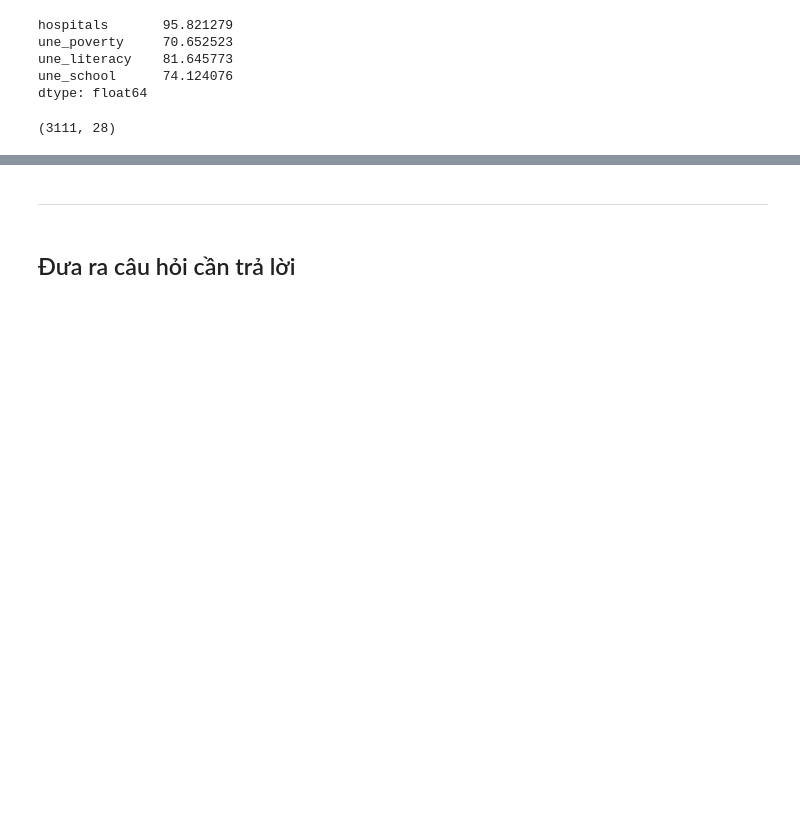
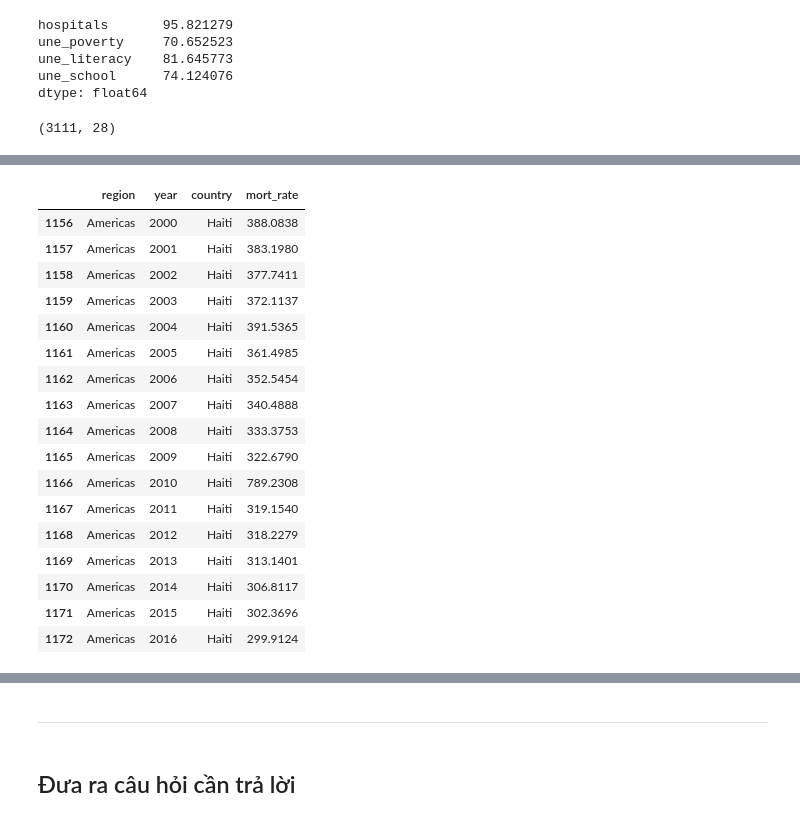
Before and after one commit to tronglocbrvt/FinalProject-P4DS, a Jupyter notebook: 18120197_19120068.ipynb, the cells around one changed output, grey strips where cells are left out. Cells and saved outputs as stored; diff of their text form; code cells hidden in the pictures; blank space fills up the shorter version.

```diff
--- a/18120197_19120068.ipynb
+++ b/18120197_19120068.ipynb
@@ -242,0 +367,25 @@ Sau khi tiền xử lý xóa 4 cột, bộ dữ liệu còn 3111 dòng và 28 c
+# %%
+ame_2010_df = mort_df[(mort_df['region'] == 'Americas')
+                          & (mort_df['year'] == 2010)]
+idx_max = ame_2010_df['mort_rate'].idxmax()
+max_mort_country = ame_2010_df.loc[idx_max]['country']
+mort_df[mort_df['country'] == max_mort_country]
+# %% [output]
+|  | region | year | country | mort_rate |
+| 1156 | Americas | 2000 | Haiti | 388.0838 |
+| 1157 | Americas | 2001 | Haiti | 383.1980 |
+| 1158 | Americas | 2002 | Haiti | 377.7411 |
+| 1159 | Americas | 2003 | Haiti | 372.1137 |
+| 1160 | Americas | 2004 | Haiti | 391.5365 |
+| 1161 | Americas | 2005 | Haiti | 361.4985 |
+| 1162 | Americas | 2006 | Haiti | 352.5454 |
+| 1163 | Americas | 2007 | Haiti | 340.4888 |
+| 1164 | Americas | 2008 | Haiti | 333.3753 |
+| 1165 | Americas | 2009 | Haiti | 322.6790 |
+| 1166 | Americas | 2010 | Haiti | 789.2308 |
+| 1167 | Americas | 2011 | Haiti | 319.1540 |
+| 1168 | Americas | 2012 | Haiti | 318.2279 |
+| 1169 | Americas | 2013 | Haiti | 313.1401 |
+| 1170 | Americas | 2014 | Haiti | 306.8117 |
+| 1171 | Americas | 2015 | Haiti | 302.3696 |
+| 1172 | Americas | 2016 | Haiti | 299.9124 |
```
Also changed, not shown: parts of 30 cells of this notebook, 2 other files.
